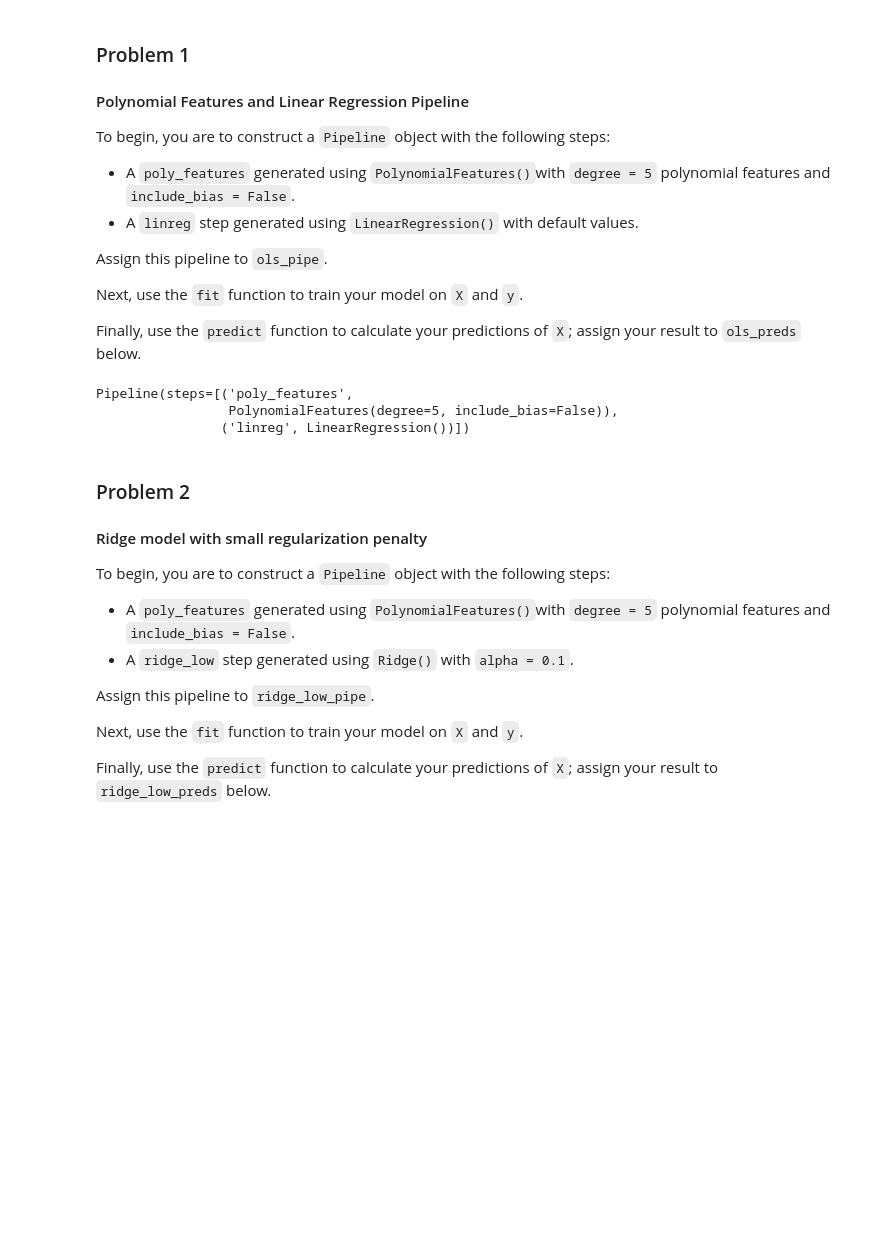
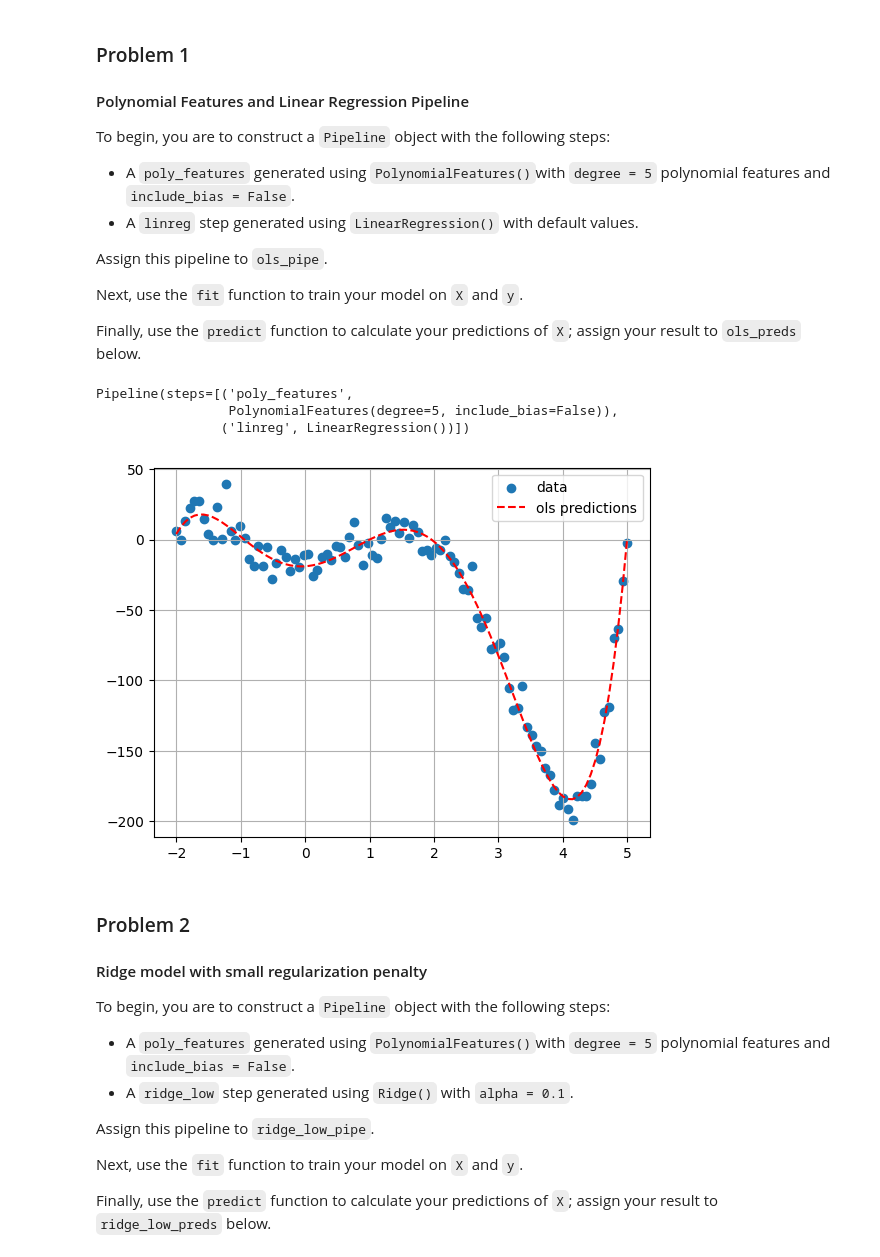
Before and after one commit to revathys/AIMLLearn, a Jupyter notebook: colab_activity9_2.ipynb, the cells around one changed output. Cells and saved outputs as stored; diff of their text form; code cells hidden in the pictures; blank space fills up the shorter version.

```diff
--- a/colab_activity9_2.ipynb
+++ b/colab_activity9_2.ipynb
@@ -52,27 +52,29 @@ Assign this pipeline to `ols_pipe`.
 Next, use the `fit` function to train your model on `X` and `y`.
 
 Finally, use the `predict` function to calculate your predictions of `X`; assign your result to `ols_preds` below.
-# %%
-
-
-ols_pipe = ''
-ols_preds = ''
-
-
-
-# Answer check
-ols_pipe
-# %% [output]
-Pipeline(steps=[('poly_features',
-                 PolynomialFeatures(degree=5, include_bias=False)),
-                ('linreg', LinearRegression())])
+# %%
+
+
+ols_pipe = Pipeline([("poly_features", PolynomialFeatures(degree=5, include_bias=False)),("linreg", LinearRegression())])
+ols_preds = ols_pipe.fit(X, y).predict(X)
+
+
+
+# Answer check
+ols_pipe
+# %% [output]
+Pipeline(steps=[('poly_features',
+                 PolynomialFeatures(degree=5, include_bias=False)),
+                ('linreg', LinearRegression())])
 # %%
 # Uncomment to visualize solutions
-# Xnp = X.to_numpy()
-# plt.scatter(Xnp, y, label = 'data')
-# plt.plot(Xnp, ols_preds, 'r--', label = 'ols predictions')
-# plt.legend()
-# plt.grid();
+Xnp = X.to_numpy()
+plt.scatter(Xnp, y, label = 'data')
+plt.plot(Xnp, ols_preds, 'r--', label = 'ols predictions')
+plt.legend()
+plt.grid();
+# %% [output]
+[figure, added]
 # %% [markdown]
 ### Problem 2
 
```
Also changed, not shown: parts of 7 cells of this notebook.
